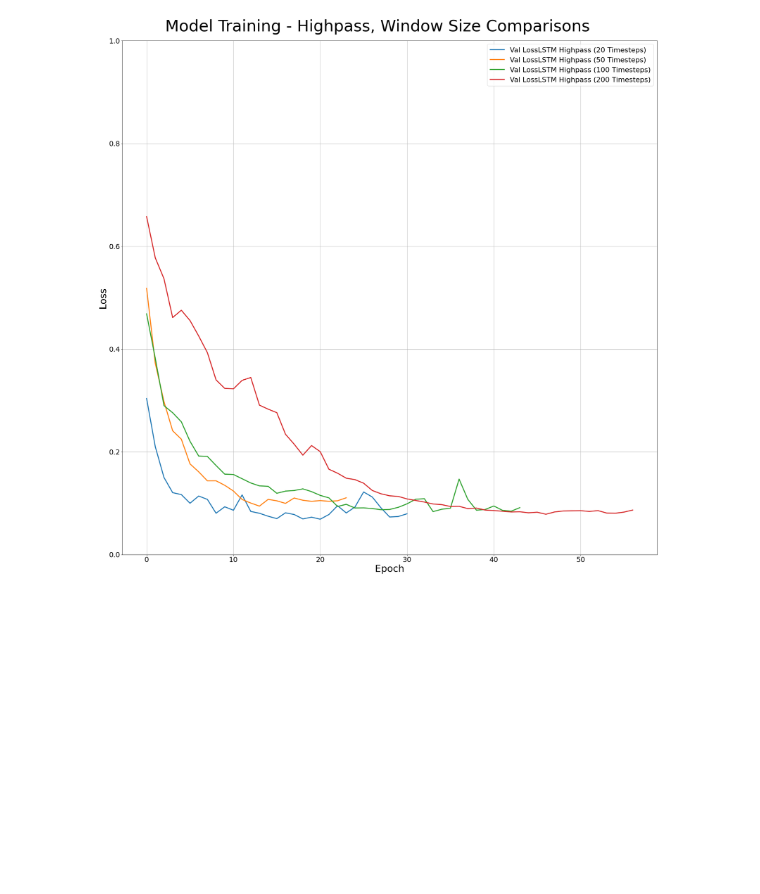
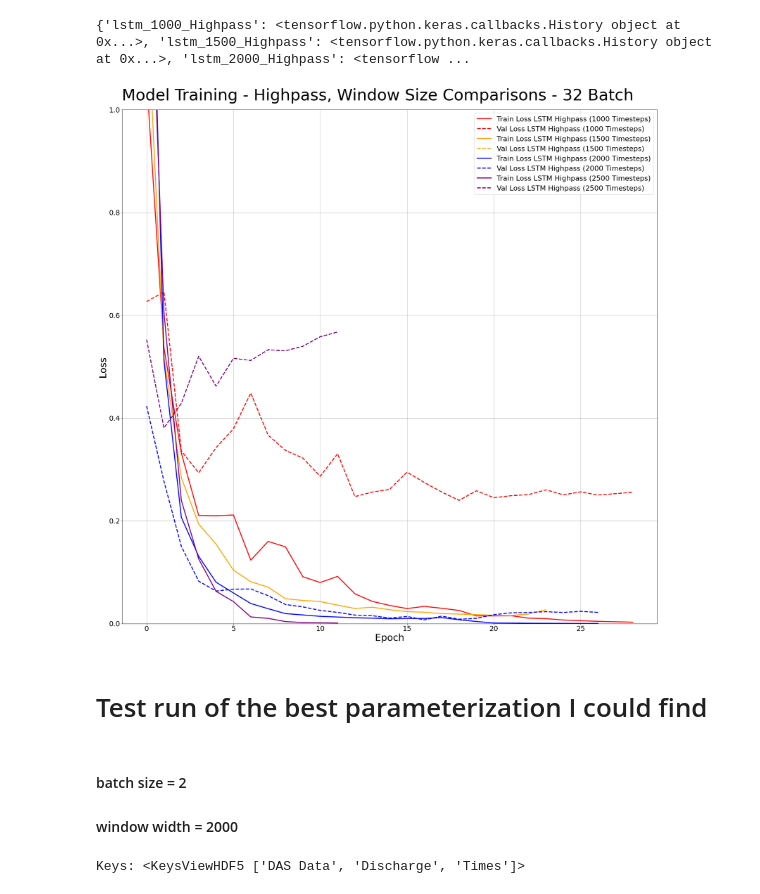
Before and after one commit to epic-research-group/das-to-discharge, a Jupyter notebook: window_size_comparisons.ipynb, the cells around one changed output. Saved outputs shown, nothing was run; the diff lists cells and outputs as text; code cells hidden in the pictures; blank space fills up the shorter version.

```diff
--- a/window_size_comparisons.ipynb
+++ b/window_size_comparisons.ipynb
@@ -24,7 +24,7 @@ performance = {}
 
 #window_width = [1,2,5, 200]
 #window_width = [350, 400, 450, 500]
-window_width = 5
+window_width = 100
 batch_num = [8,32,72,100]
 
 
@@ -149,20 +176,72 @@ plt.show()
+# %%
+print(history)
+# %% [output]
+{'lstm_1000_Highpass': <tensorflow.python.keras.callbacks.History object at 0x...>, 'lstm_1500_Highpass': <tensorflow.python.keras.callbacks.History object at 0x...>, 'lstm_2000_Highpass': <tensorflow ...
 # %%
+
+import matplotlib
+import matplotlib.pyplot as plt
+
+colors =['red', 'orange', 'blue', 'purple']
 fig, ax = plt.subplots(figsize=(25,25))
-for hist, legend in zip(('lstm_'+str(window_width[0])+'_Highpass','lstm_'+str(window_width[1])+'_Highpass','lstm_'+str(window_width[2])+'_Highpass', 'lstm_'+str(window_width[3])+'_Highpass'),
-                            ('LSTM Highpass ('+str(window_width[0])+' Timesteps)','LSTM Highpass ('+str(window_width[1])+' Timesteps)','LSTM Highpass ('+str(window_width[2])+' Timesteps)','LSTM Highpass ('+str(window_width[3])+' Timesteps)' )):
 
-    #ax.plot(history[hist].history['loss'], label='Train Loss'+legend,linewidth=3)
-    ax.plot(history[hist].history['val_loss'], label='Val Loss'+legend,linewidth=3)
+for hist, legend, c in zip(('lstm_'+str(window_width[0])+'_Highpass','lstm_'+str(window_width[1])+'_Highpass','lstm_'+str(window_width[2])+'_Highpass', 'lstm_'+str(window_width[3])+'_Highpass'),
+                            ('LSTM Highpass ('+str(window_width[0])+' Timesteps)','LSTM Highpass ('+str(window_width[1])+' Timesteps)','LSTM Highpass ('+str(window_width[2])+' Timesteps)','LSTM Highpass ('+str(window_width[3])+' Timesteps)'),
+                          colors):
+        ax.plot(history[hist].history['loss'], label='Train Loss '+legend,linewidth=3, c=c)
+        ax.plot(history[hist].history['val_loss'], label='Val Loss '+legend,linewidth=3, ls='--', c=c)
 
 fig.patch.set_facecolor('white')
 ax.set_ylabel('Loss', size=30)
 ax.set_xlabel('Epoch', size=30)
 ax.set_ylim((0, 1))
 ax.grid()
 ax.legend()
-fig.suptitle('Model Training - Highpass, Window Size Comparisons', fontsize = 50)
+fig.suptitle('Model Training - Highpass, Window Size Comparisons - 32 Batch', fontsize = 50)
 
 plt.tight_layout()
 plt.show()
 # %% [output]
-[figure, old version]
+[figure, new version]
+# %% [markdown]
+# Test run of the best parameterization I could find
+# %% [markdown]
+#### batch size = 2
+#### window width = 2000
+# %%
+file = "/data/fast0/datasets/Rhone_data_continuous_highpass.h5"
+
+filt = 'Highpass'
+
+history = {}
+val_performance = {}
+performance = {}
+
+#window_width = [1,2,5, 200]
+#window_width = [350, 400, 450, 500]
+ww = 10000
+bs = 1
+
+SEED = 1
+random.seed(SEED)
+np.random.seed(SEED)
+tf.random.set_seed(SEED)
+
+
+
+linear_model, lstm_model, dnn_model,  df_all_chan,  input_columns  = d2d.import_data(filename = file)
+
+da = df_all_chan.to_numpy()
+
+window_input_width = window_input_width
+
+multi_step_window_shuffled = d2d.WindowGenerator(df_all_chan,
+                                                input_width=ww,
+                                                label_width=1,
+                                                shift=0,
+                                                label_columns=['Discharge'],
+                                                input_columns=input_columns,
+                                                shuffle=True,
+                                                batch_size=bs)
+# %% [output]
+Keys: <KeysViewHDF5 ['DAS Data', 'Discharge', 'Times']>
```
Also changed, not shown: parts of 24 cells of this notebook, 2 other files.
